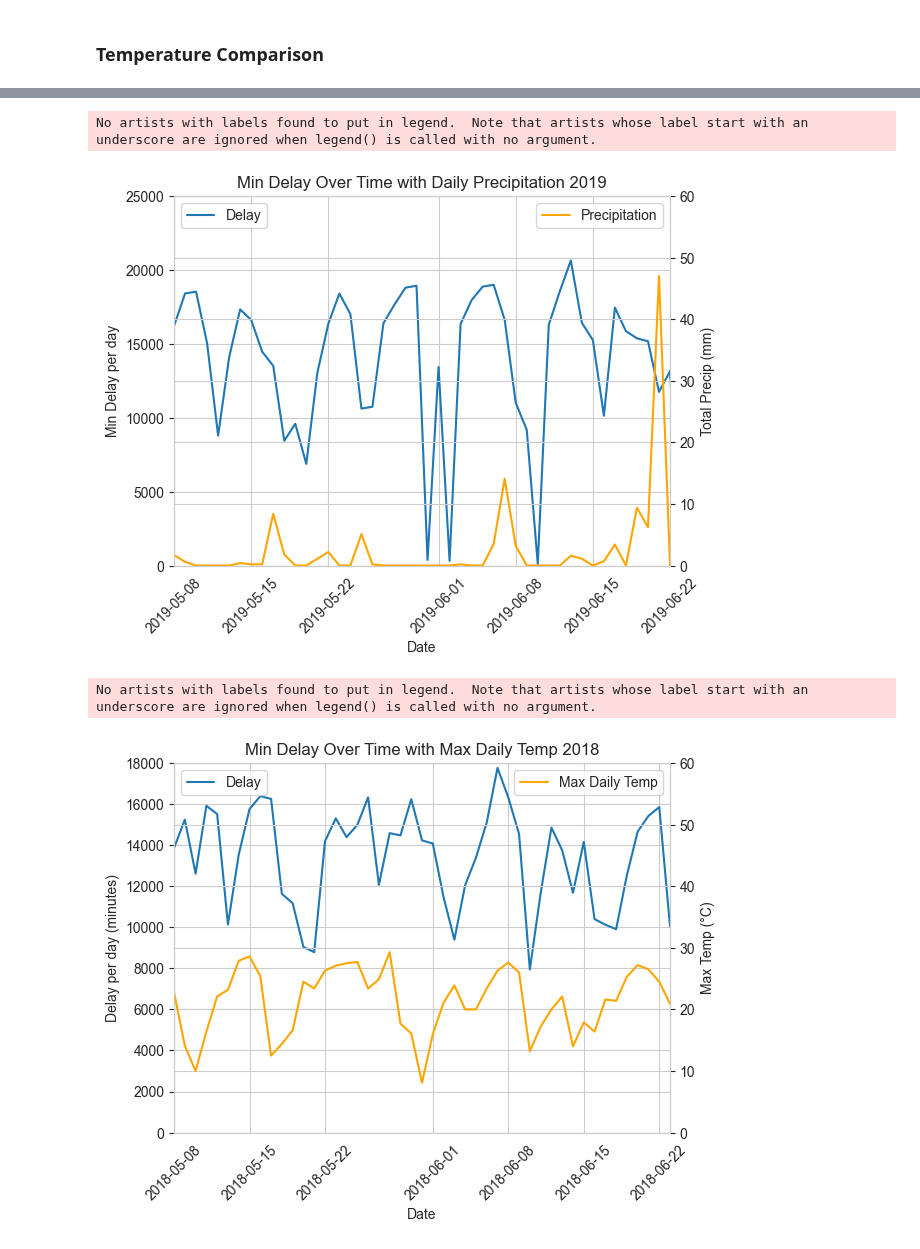
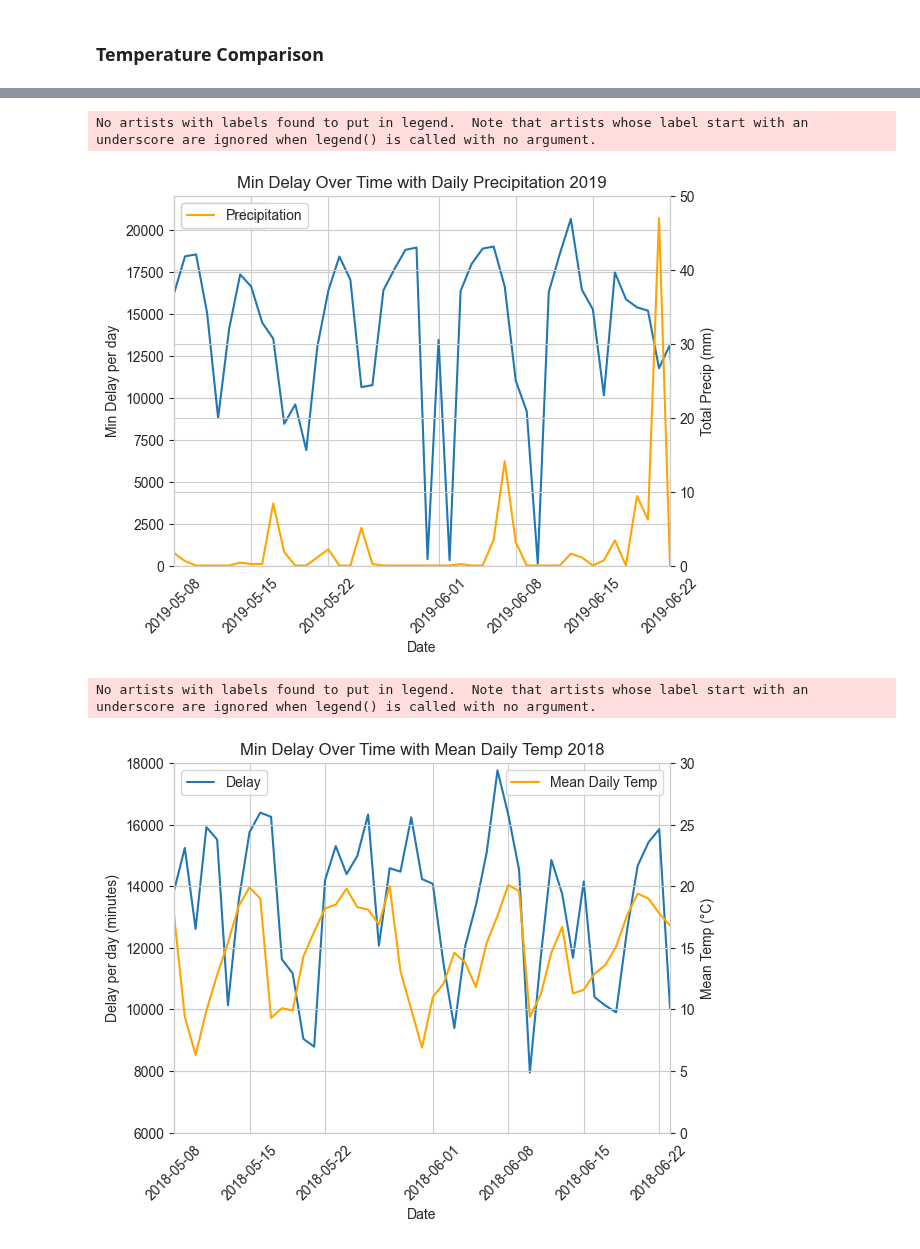
Before and after one commit to katherinewest/CME538_2023, a Jupyter notebook: Calgary_EDA.ipynb, the cells around one changed output, grey strips where cells are left out. Drawn from its saved outputs; the diff is of its cells as text; code cells hidden in the pictures.

```diff
--- a/Calgary_EDA.ipynb
+++ b/Calgary_EDA.ipynb
@@ -276,12 +272,12 @@ delay_per_day_weather= pd.merge(delay_per_day, calgary_weather, on='incident_dat
 ax1= sns.lineplot(x='incident_date_time', y='Count', data=delay_per_day, label= 'Delay')
 ax1.set_ylabel('Min Delay per day')
 ax1.set_xlabel('Date')
-ax1.set_ylim([0, 25000])
+ax1.set_ylim([0, 22000])
 ax1.legend(loc='upper left')
 ax1.set_xticklabels(ax1.get_xticklabels(), rotation=45)
 # Second line on the second y-axis
 ax2 = ax1.twinx()
-ax2.set_ylim([0, 60])
+ax2.set_ylim([0, 50])
 ax2.set_ylabel('Total Precip (mm)')
 ax2.set_xlabel('Date')
 ax2.legend(loc='upper right')
@@ -294,39 +290,39 @@ plt.title('Min Delay Over Time with Daily Precipitation 2019')
 plt.show()
 # %% [output]
 No artists with labels found to put in legend.  Note that artists whose label start with an underscore are ignored when legend() is called with no argument.
-[figure, old version]
+[figure, new version]
 # %%
 #Sum delay per day
 delay_per_day= calgary_merged_2018.groupby(calgary_merged_2018['incident_date_time'].dt.date)['Delay_Est'].sum().reset_index(name= 'Count')
 
 #Match column to merge data
 calgary_weather['incident_date_time'] = calgary_weather['Date/Time']
 delay_per_day_weather= pd.merge(delay_per_day, calgary_weather, on='incident_date_time', how='left')
 
 #First line and first axis
 ax1= sns.lineplot(x='incident_date_time', y='Count', data=delay_per_day, label= 'Delay')
 ax1.set_ylabel('Delay per day (minutes)')
 ax1.set_xlabel('Date')
-ax1.set_ylim([0, 18000])
+ax1.set_ylim([6000, 18000])
 ax1.legend(loc='upper left')
 ax1.set_xticklabels(ax1.get_xticklabels(), rotation=45)
 
 # Second line on the second y-axis
 ax2 = ax1.twinx()
-ax2.set_ylim([0, 60])
-ax2.set_ylabel('Max Temp (°C)')
+ax2.set_ylim([0, 30])
+ax2.set_ylabel('Mean Temp (°C)')
 ax2.set_xlabel('Date')
 ax2.legend(loc='upper right')
-sns.lineplot(x='incident_date_time', y='Max Temp (°C)', data=delay_per_day_weather, ax=ax2, color='orange', label='Max Daily Temp')
+sns.lineplot(x='incident_date_time', y='Mean Temp (°C)', data=delay_per_day_weather, ax=ax2, color='orange', label='Mean Daily Temp')
 
 # Limit the range (excluding last date which has no data)
 plt.xlim([pd.to_datetime('2018-05-08'), pd.to_datetime('2018-06-23')])
-plt.title('Min Delay Over Time with Max Daily Temp 2018')
+plt.title('Min Delay Over Time with Mean Daily Temp 2018')
 
 plt.show()
 # %% [output]
 No artists with labels found to put in legend.  Note that artists whose label start with an underscore are ignored when legend() is called with no argument.
-[figure, old version]
+[figure, new version]
 # %%
 #Sum delay per day
 delay_per_day= calgary_merged_2019.groupby(calgary_merged_2019['incident_date_time'].dt.date)['Delay_Est'].sum().reset_index(name= 'Count')
```
Also changed, not shown: parts of 6 cells of this notebook.
